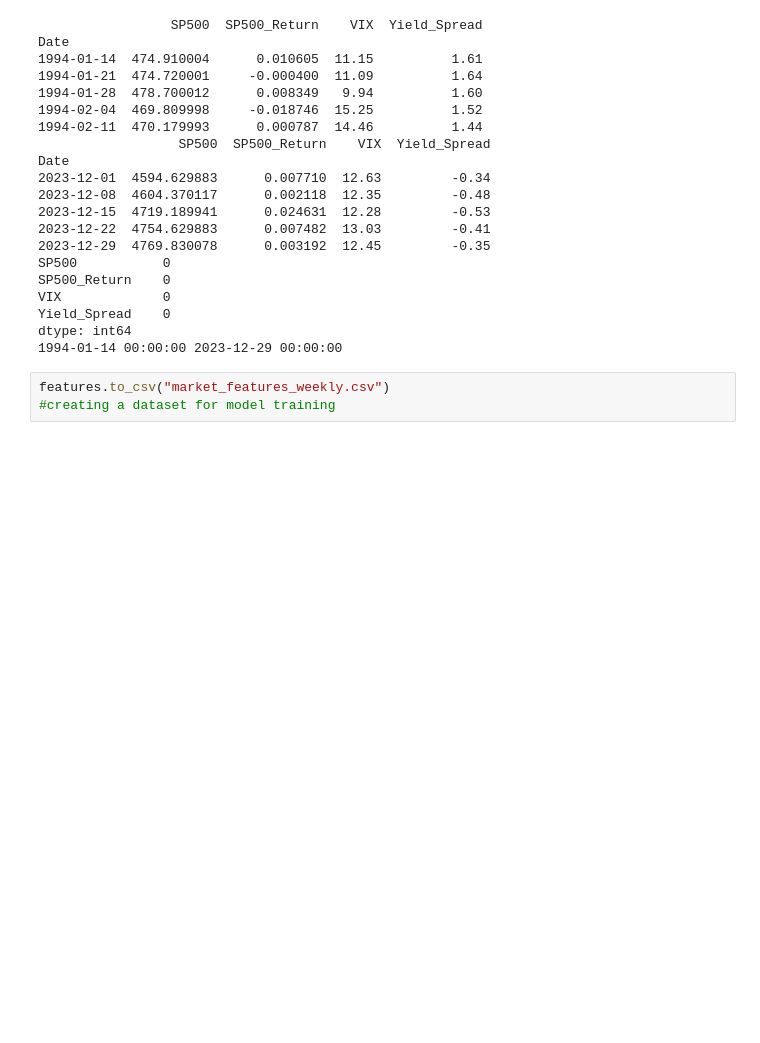
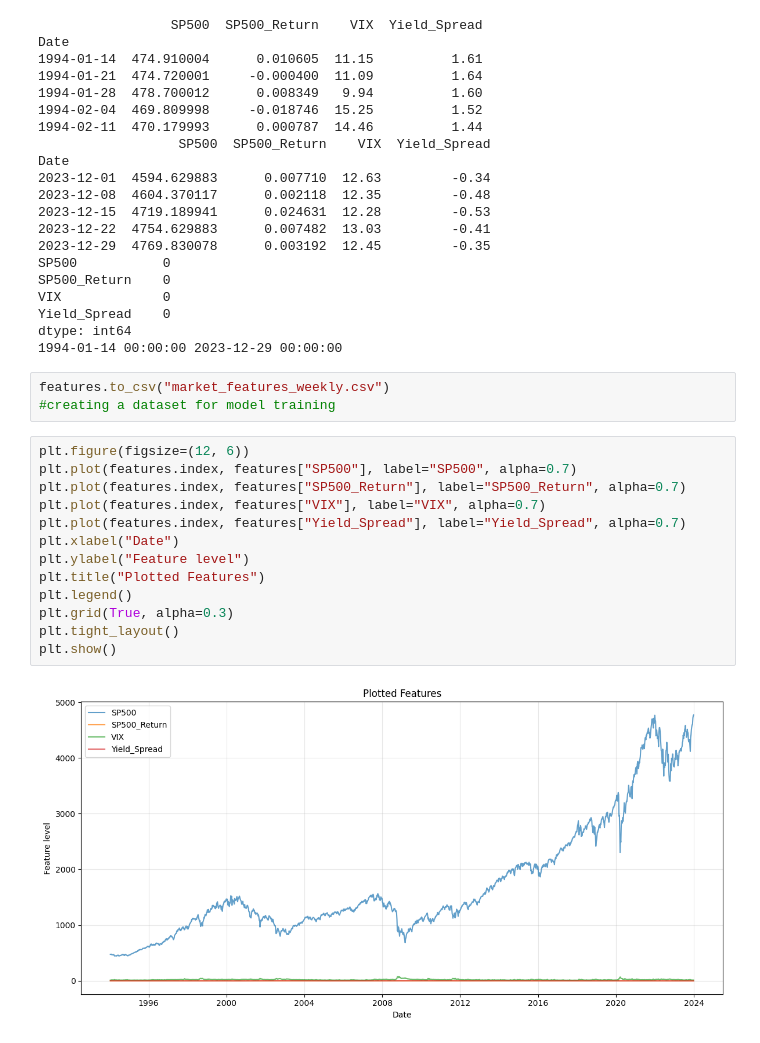
Before and after one commit to nickdatak/Unsupervised-Discovery-of-Market-Regimes, a Jupyter notebook: notebooks/exploration/combinedDataset.ipynb, the cells around one changed output. Cells and saved outputs as stored; diff of their text form; blank space fills up the shorter version.

Commit message:
Plotted market features added

```diff
--- a/notebooks/exploration/combinedDataset.ipynb
+++ b/notebooks/exploration/combinedDataset.ipynb
@@ -95,3 +95,18 @@ dtype: int64
 # %%
 features.to_csv("market_features_weekly.csv")
 #creating a dataset for model training
+# %%
+plt.figure(figsize=(12, 6))
+plt.plot(features.index, features["SP500"], label="SP500", alpha=0.7)
+plt.plot(features.index, features["SP500_Return"], label="SP500_Return", alpha=0.7)
+plt.plot(features.index, features["VIX"], label="VIX", alpha=0.7)
+plt.plot(features.index, features["Yield_Spread"], label="Yield_Spread", alpha=0.7)
+plt.xlabel("Date")
+plt.ylabel("Feature level")
+plt.title("Plotted Features")
+plt.legend()
+plt.grid(True, alpha=0.3)
+plt.tight_layout()
+plt.show()
+# %% [output]
+[figure, added]
```
Also changed, not shown: 1 other file.
